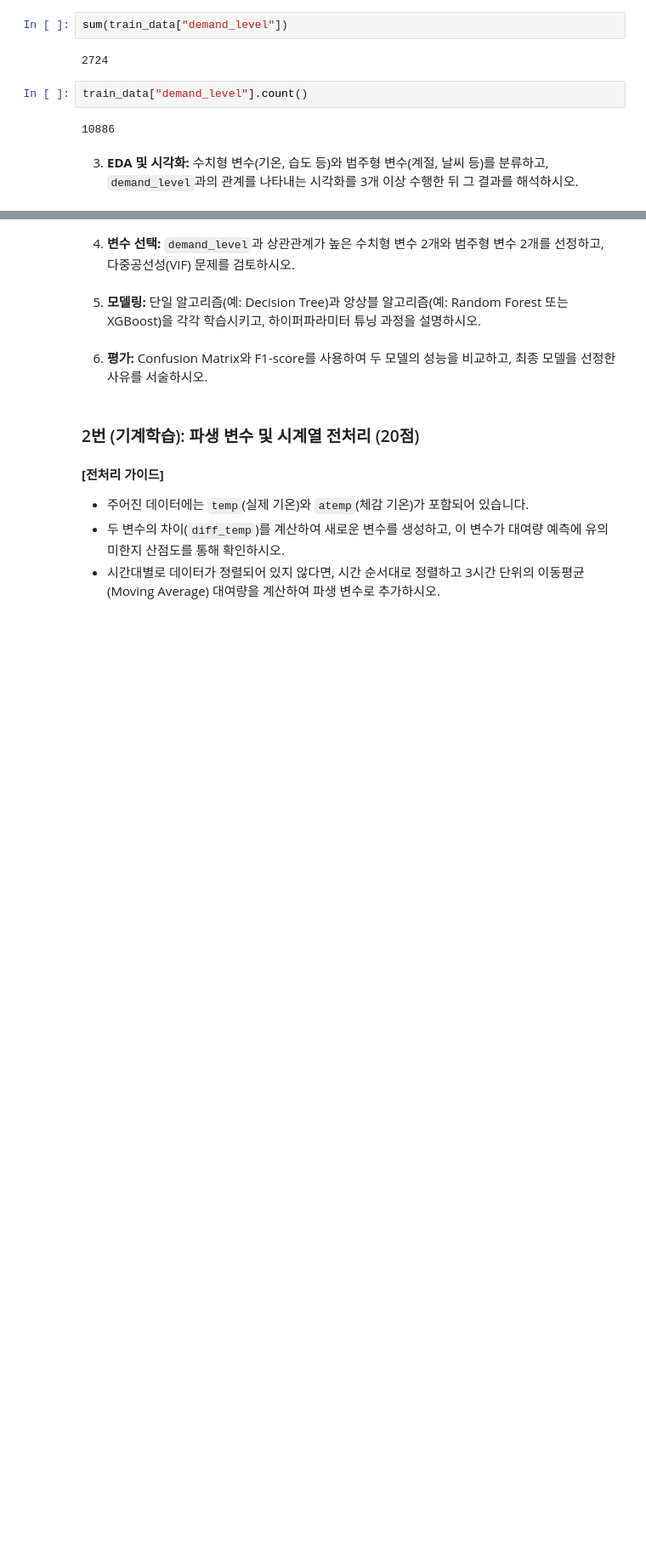
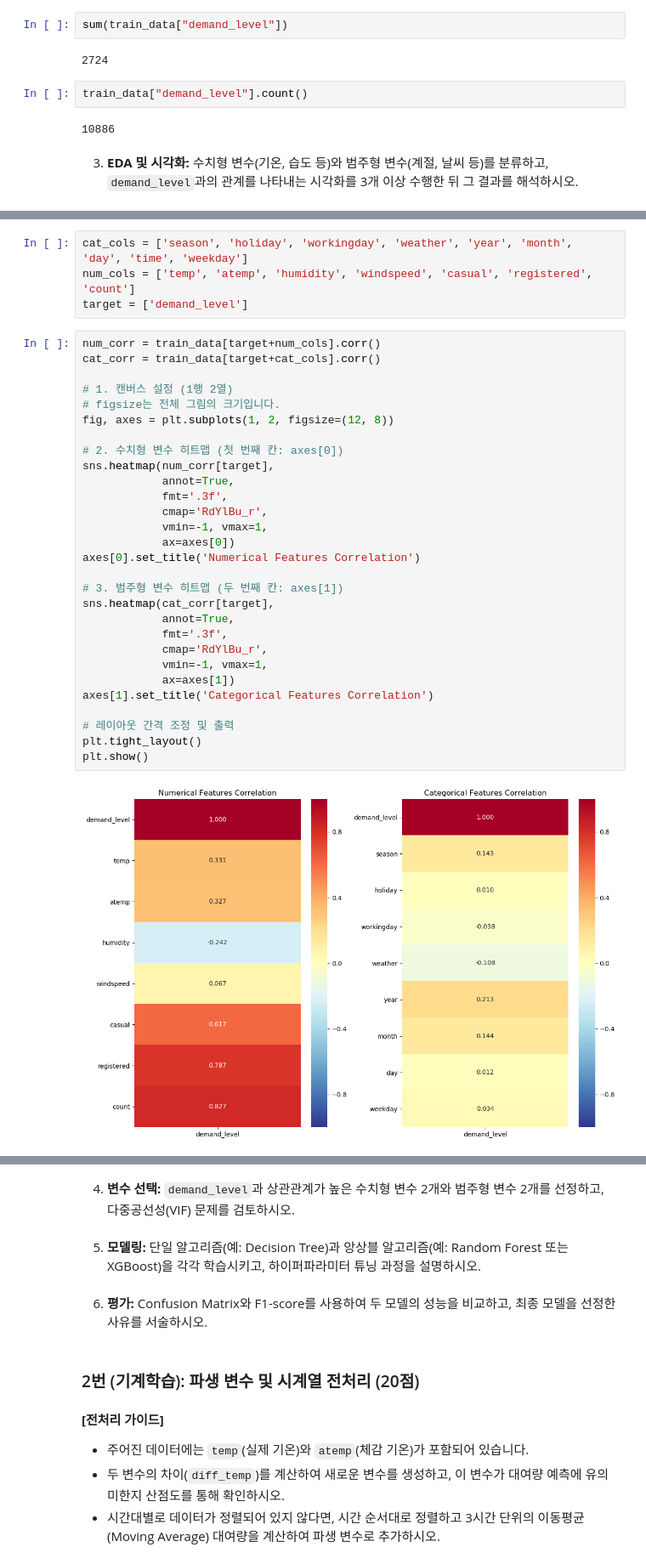
Before and after one commit to kangspa/ADP-study, a Jupyter notebook: PracticeTest/sample-test/bike-sharing-demand.ipynb, the cells around one changed output, grey strips where cells are left out. Shown at 85% size. Saved outputs shown, nothing was run; the diff lists cells and outputs as text; blank space fills up the shorter version.

Commit message:
edit:bike-sharing-demand.ipynb
문제풀이 부분문제 하나 진행

```diff
--- a/PracticeTest/sample-test/bike-sharing-demand.ipynb
+++ b/PracticeTest/sample-test/bike-sharing-demand.ipynb
@@ -127,0 +151,35 @@ train_data["demand_level"].count()
+# %%
+cat_cols = ['season', 'holiday', 'workingday', 'weather', 'year', 'month', 'day', 'time', 'weekday']
+num_cols = ['temp', 'atemp', 'humidity', 'windspeed', 'casual', 'registered', 'count']
+target = ['demand_level']
+# %%
+num_corr = train_data[target+num_cols].corr()
+cat_corr = train_data[target+cat_cols].corr()
+
+# 1. 캔버스 설정 (1행 2열)
+# figsize는 전체 그림의 크기입니다.
+fig, axes = plt.subplots(1, 2, figsize=(12, 8))
+
+# 2. 수치형 변수 히트맵 (첫 번째 칸: axes[0])
+sns.heatmap(num_corr[target],
+            annot=True,
+            fmt='.3f',
+            cmap='RdYlBu_r',
+            vmin=-1, vmax=1,
+            ax=axes[0])
+axes[0].set_title('Numerical Features Correlation')
+
+# 3. 범주형 변수 히트맵 (두 번째 칸: axes[1])
+sns.heatmap(cat_corr[target],
+            annot=True,
+            fmt='.3f',
+            cmap='RdYlBu_r',
+            vmin=-1, vmax=1,
+            ax=axes[1])
+axes[1].set_title('Categorical Features Correlation')
+
+# 레이아웃 간격 조정 및 출력
+plt.tight_layout()
+plt.show()
+# %% [output]
+[figure, added]
```
Also changed, not shown: parts of 14 cells of this notebook.
